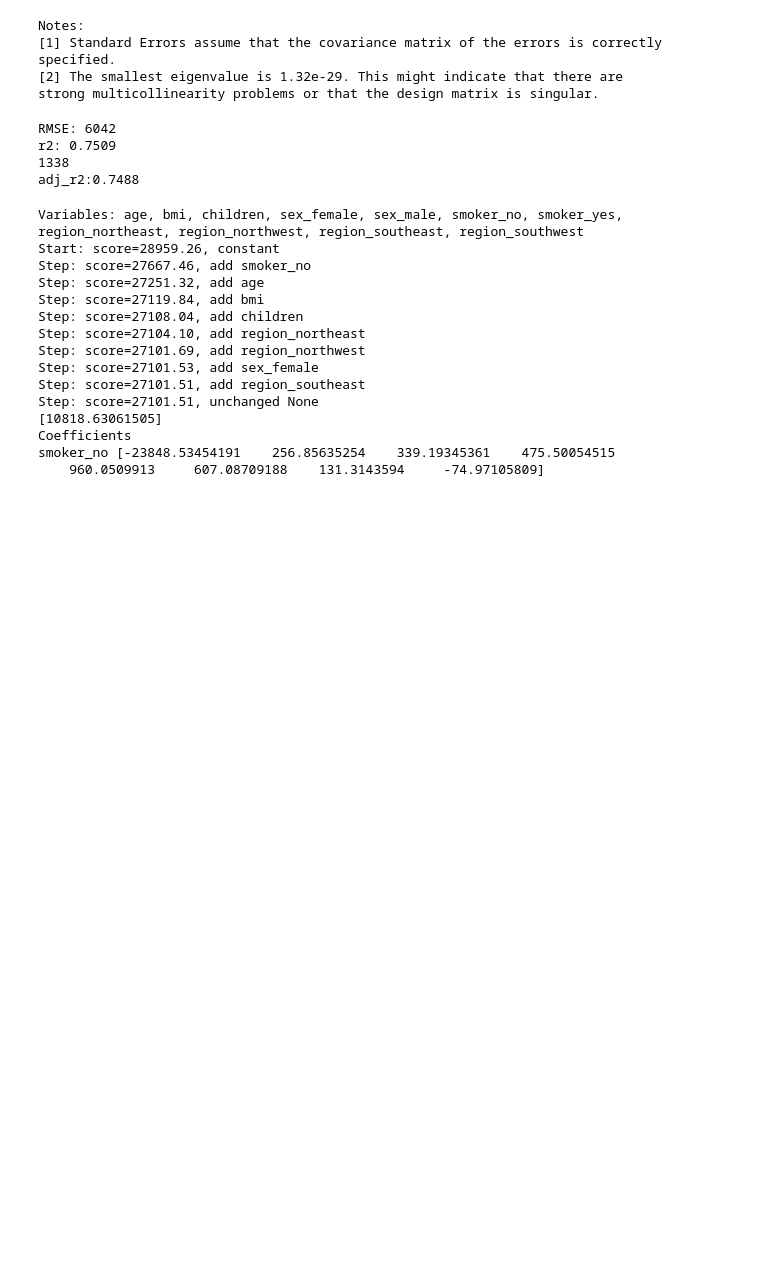
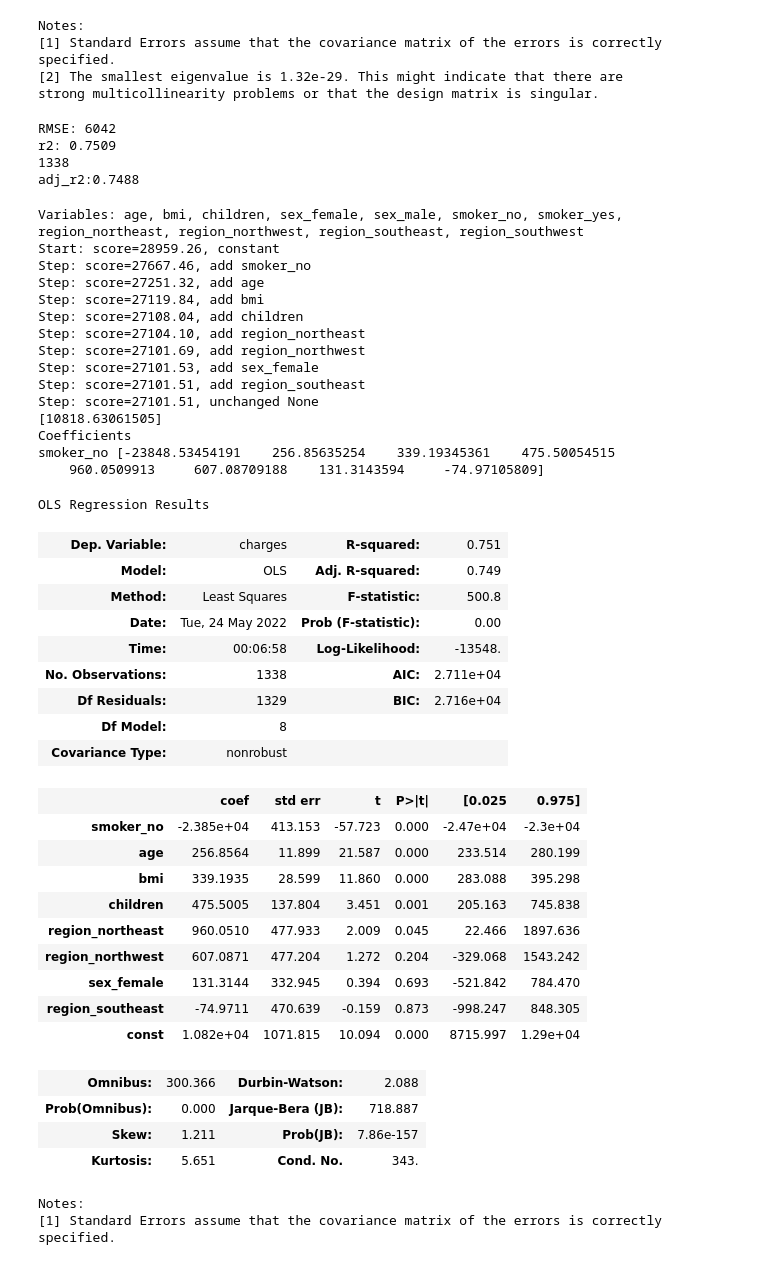
Before and after one commit to BraulioRivTri/AI-Fundamentals, a Jupyter notebook: Proyecto1.ipynb, the cells around one changed output. Saved outputs shown, nothing was run; the diff lists cells and outputs as text; code cells hidden in the pictures; blank space fills up the shorter version.

```diff
--- a/Proyecto1.ipynb
+++ b/Proyecto1.ipynb
@@ -246,0 +240,33 @@ outcome=['']
+# %%
+predictors=['smoker_no','age','bmi','children','region_northeast','region_northwest','sex_female','region_southeast']
+outcome=['charges']
+model2=sm.OLS(data[outcome],data[predictors].assign(const=1))
+results2=model2.fit()
+results2.summary()
+# %% [output]
+OLS Regression Results
+| Dep. Variable: | charges | R-squared: | 0.751 |
+| Model: | OLS | Adj. R-squared: | 0.749 |
+| Method: | Least Squares | F-statistic: | 500.8 |
+| Date: | Tue, 24 May 2022 | Prob (F-statistic): | 0.00 |
+| Time: | 00:06:58 | Log-Likelihood: | -13548. |
+| No. Observations: | 1338 | AIC: | 2.711e+04 |
+| Df Residuals: | 1329 | BIC: | 2.716e+04 |
+| Df Model: | 8 |  |  |
+| Covariance Type: | nonrobust |  |  |
+|  | coef | std err | t | P>|t| | [0.025 | 0.975] |
+| smoker_no | -2.385e+04 | 413.153 | -57.723 | 0.000 | -2.47e+04 | -2.3e+04 |
+| age | 256.8564 | 11.899 | 21.587 | 0.000 | 233.514 | 280.199 |
+| bmi | 339.1935 | 28.599 | 11.860 | 0.000 | 283.088 | 395.298 |
+| children | 475.5005 | 137.804 | 3.451 | 0.001 | 205.163 | 745.838 |
+| region_northeast | 960.0510 | 477.933 | 2.009 | 0.045 | 22.466 | 1897.636 |
+| region_northwest | 607.0871 | 477.204 | 1.272 | 0.204 | -329.068 | 1543.242 |
+| sex_female | 131.3144 | 332.945 | 0.394 | 0.693 | -521.842 | 784.470 |
+| region_southeast | -74.9711 | 470.639 | -0.159 | 0.873 | -998.247 | 848.305 |
+| const | 1.082e+04 | 1071.815 | 10.094 | 0.000 | 8715.997 | 1.29e+04 |
+| Omnibus: | 300.366 | Durbin-Watson: | 2.088 |
+| Prob(Omnibus): | 0.000 | Jarque-Bera (JB): | 718.887 |
+| Skew: | 1.211 | Prob(JB): | 7.86e-157 |
+| Kurtosis: | 5.651 | Cond. No. | 343. |
+Notes:
+[1] Standard Errors assume that the covariance matrix of the errors is correctly specified.
```
Also changed, not shown: parts of 9 cells of this notebook.
